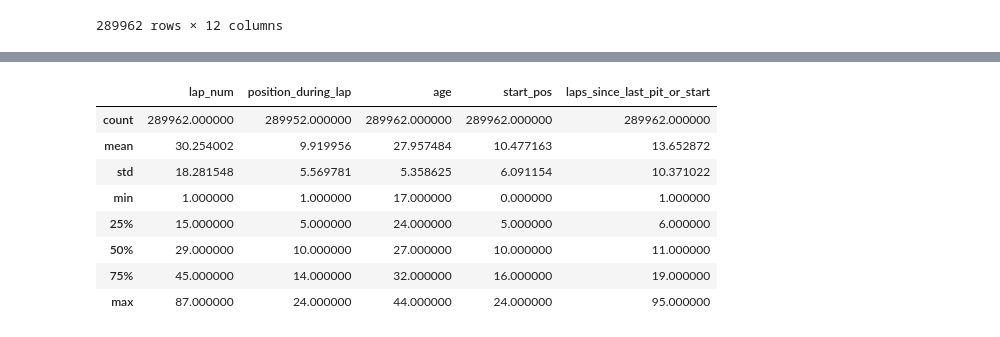
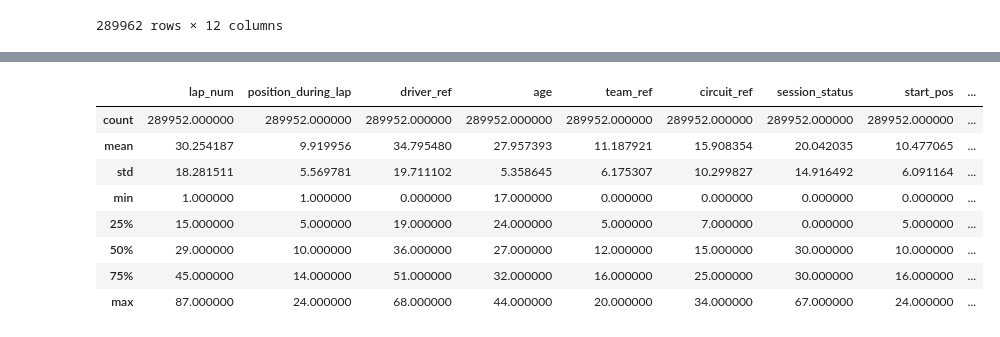
Before and after one commit to s28786/Thesis, a Jupyter notebook: f1-thesis-data.ipynb, the cells around one changed output, grey strips where cells are left out. Drawn from its saved outputs; the diff is of its cells as text; code cells hidden in the pictures.

Commit message:
add notebook data cleaning 1/2

```diff
--- a/f1-thesis-data.ipynb
+++ b/f1-thesis-data.ipynb
@@ -44,21 +63,24 @@ print(df['session_status'].unique())
  'Alternator' 'Pneumatics' '+11 Laps']
 # %%
 #Add field laps no nth since last pit of race start
-df['laps_since_last_pit_or_start'] = 0
+lap_data['laps_since_last_pit_or_start'] = 0
 
 last_pit_lap = 0
-for idx,  row in df.iterrows():
+last_lap_num = 0;
+for idx,  row in lap_data.iterrows():
     if row['lap_num'] == 1:
         last_pit_lap = 1
-        df.at[idx, 'laps_since_last_pit_or_start'] = last_pit_lap
+        last_lap_num = 1;
+        lap_data.at[idx, 'laps_since_last_pit_or_start'] = last_pit_lap
+        last_pit_lap += 1
     elif pd.notna(row['pitstop_duration']):
-        df.at[idx, 'laps_since_last_pit_or_start'] = last_pit_lap
+        lap_data.at[idx, 'laps_since_last_pit_or_start'] = last_pit_lap
         last_pit_lap = 1
     else:
-        df.at[idx, 'laps_since_last_pit_or_start'] = last_pit_lap
-        last_pit_lap += 1
-
-df
+        lap_data.at[idx, 'laps_since_last_pit_or_start'] = last_pit_lap
+        last_pit_lap += (row['lap_num'] - last_lap_num)
+    last_lap_num = row['lap_num'];
+lap_data
 # %% [output]
 |  | laptime | lap_num | position_during_lap | driver_ref | age | team_ref | circuit_ref | session_status | ... |
 | 0 | 00:01:40.424 | 1 | 1.0 | norris | 25 | mclaren | marina_bay | Finished | ... |
@@ -73,3 +95,15 @@ df
 | 289960 | 00:01:32.353 | 57 | 7.0 | perez | 22 | sauber | albert_park | Finished | ... |
 | 289961 | 00:01:40.163 | 58 | 8.0 | perez | 22 | sauber | albert_park | Finished | ... |
 289962 rows × 12 columns
+# %%
+#Clean data
+
+#take the laps where position during lap is NOT null and drop pitstop_duration
+data_to_clean = ['lap_num', 'position_during_lap', 'driver_ref', 'age', 'team_ref','circuit_ref','start_pos','race_date', 'laps_since_last_pit_or_start']
+for label in data_to_clean:
+    lap_data = lap_data[lap_data[label].notna()]
+
+lap_data = lap_data.drop('pitstop_duration', axis = 1)
+
+
+lap_data
@@ -76,12 +124,24 @@ df
+# %%
+#Encode label
+
+
+
+to_encode = ['driver_ref', 'team_ref', 'circuit_ref', 'session_status']
+d ={}
+for col in to_encode:
+    d[col]=LabelEncoder().fit(lap_data[col])
+
+for col in to_encode:
+    lap_data[col] = d[col].transform(lap_data[col])
 # %%
-df.describe()
+lap_data.describe()
 # %% [output]
-|  | lap_num | position_during_lap | age | start_pos | laps_since_last_pit_or_start |
-| count | 289962.000000 | 289952.000000 | 289962.000000 | 289962.000000 | 289962.000000 |
-| mean | 30.254002 | 9.919956 | 27.957484 | 10.477163 | 13.652872 |
-| std | 18.281548 | 5.569781 | 5.358625 | 6.091154 | 10.371022 |
-| min | 1.000000 | 1.000000 | 17.000000 | 0.000000 | 1.000000 |
-| 25% | 15.000000 | 5.000000 | 24.000000 | 5.000000 | 6.000000 |
-| 50% | 29.000000 | 10.000000 | 27.000000 | 10.000000 | 11.000000 |
-| 75% | 45.000000 | 14.000000 | 32.000000 | 16.000000 | 19.000000 |
-| max | 87.000000 | 24.000000 | 44.000000 | 24.000000 | 95.000000 |
+|  | lap_num | position_during_lap | driver_ref | age | team_ref | circuit_ref | session_status | start_pos | ... |
+| count | 289952.000000 | 289952.000000 | 289952.000000 | 289952.000000 | 289952.000000 | 289952.000000 | 289952.000000 | 289952.000000 | ... |
+| mean | 30.254187 | 9.919956 | 34.795480 | 27.957393 | 11.187921 | 15.908354 | 20.042035 | 10.477065 | ... |
+| std | 18.281511 | 5.569781 | 19.711102 | 5.358645 | 6.175307 | 10.299827 | 14.916492 | 6.091164 | ... |
+| min | 1.000000 | 1.000000 | 0.000000 | 17.000000 | 0.000000 | 0.000000 | 0.000000 | 0.000000 | ... |
+| 25% | 15.000000 | 5.000000 | 19.000000 | 24.000000 | 5.000000 | 7.000000 | 0.000000 | 5.000000 | ... |
+| 50% | 29.000000 | 10.000000 | 36.000000 | 27.000000 | 12.000000 | 15.000000 | 30.000000 | 10.000000 | ... |
+| 75% | 45.000000 | 14.000000 | 51.000000 | 32.000000 | 16.000000 | 25.000000 | 30.000000 | 16.000000 | ... |
+| max | 87.000000 | 24.000000 | 68.000000 | 44.000000 | 20.000000 | 34.000000 | 67.000000 | 24.000000 | ... |
```
Also changed, not shown: parts of 10 cells of this notebook.
